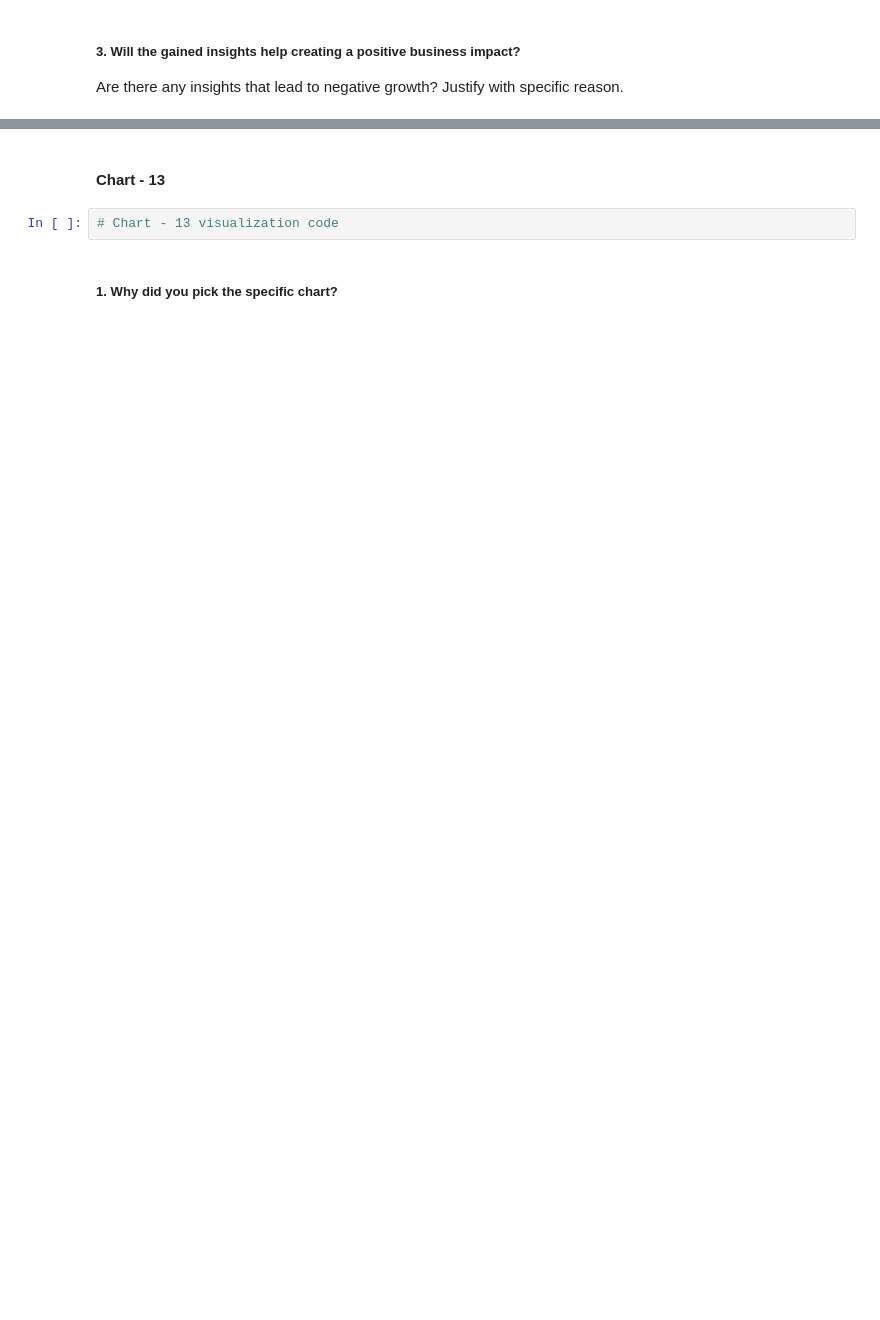
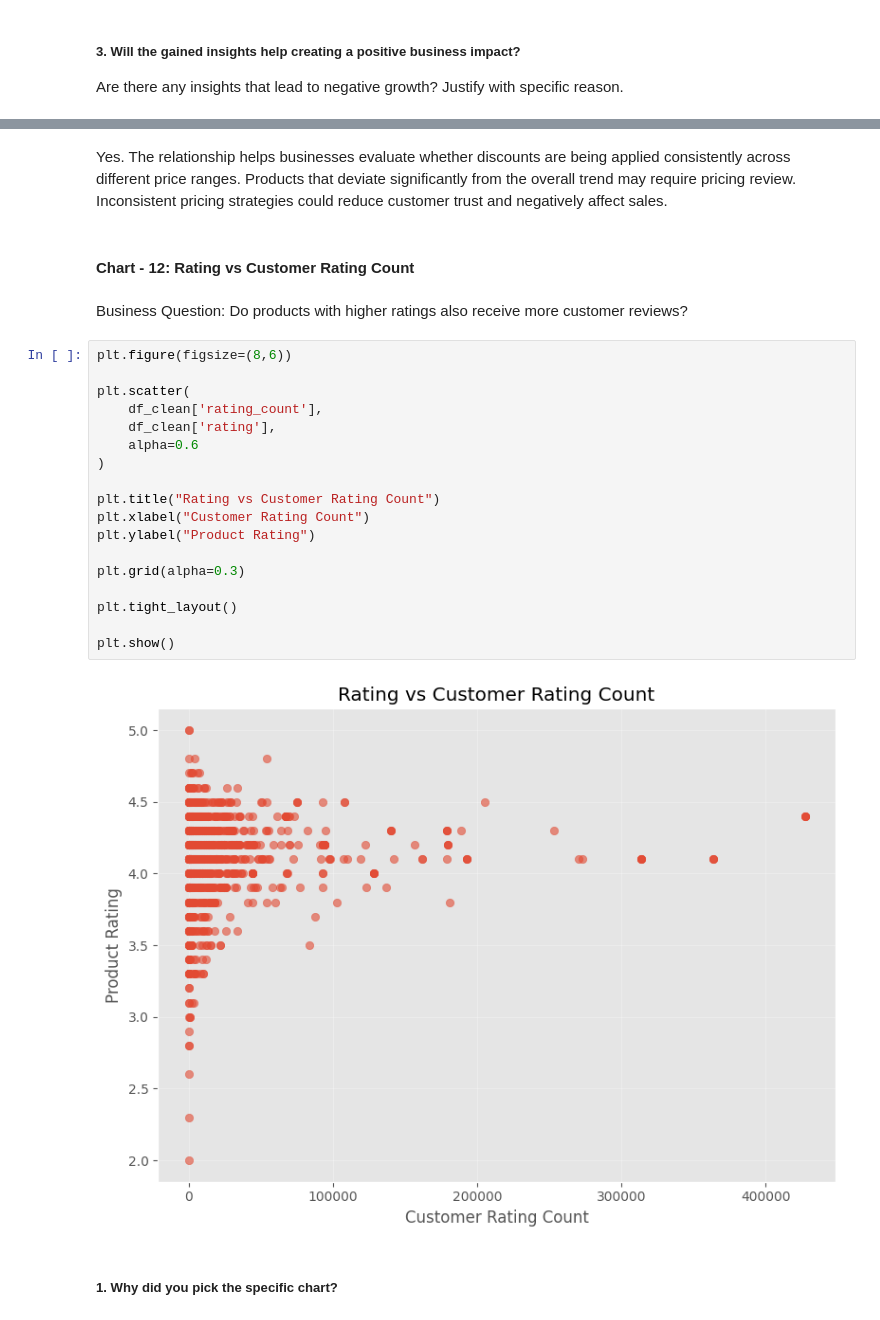
Before and after one commit to ArpitaGuniyal/Amazon-Sales-EDA, a Jupyter notebook: amazon_sales_eda.ipynb, the cells around one changed output, grey strips where cells are left out. Saved outputs shown, nothing was run; the diff lists cells and outputs as text; blank space fills up the shorter version.

```diff
--- a/amazon_sales_eda.ipynb
+++ b/amazon_sales_eda.ipynb
@@ -925,6 +931,28 @@ Answer Here
-# %% [markdown]
-#### Chart - 13
-# %%
-# Chart - 13 visualization code
+# %% [markdown]
+Yes. The relationship helps businesses evaluate whether discounts are being applied consistently across different price ranges. Products that deviate significantly from the overall trend may require pricing review. Inconsistent pricing strategies could reduce customer trust and negatively affect sales.
+# %% [markdown]
+#### Chart - 12: Rating vs Customer Rating Count
+# %% [markdown]
+Business Question: Do products with higher ratings also receive more customer reviews?
+# %%
+plt.figure(figsize=(8,6))
+
+plt.scatter(
+    df_clean['rating_count'],
+    df_clean['rating'],
+    alpha=0.6
+)
+
+plt.title("Rating vs Customer Rating Count")
+plt.xlabel("Customer Rating Count")
+plt.ylabel("Product Rating")
+
+plt.grid(alpha=0.3)
+
+plt.tight_layout()
+
+plt.show()
+# %% [output]
+[figure, added]
 # %% [markdown]
 ##### 1. Why did you pick the specific chart?
```
Also changed, not shown: parts of 59 cells of this notebook.
